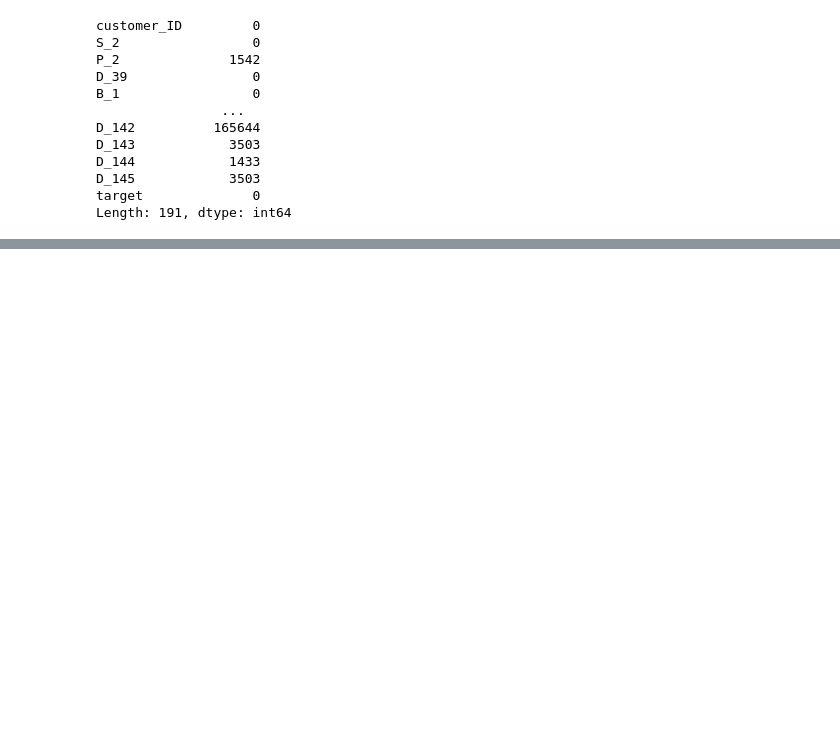
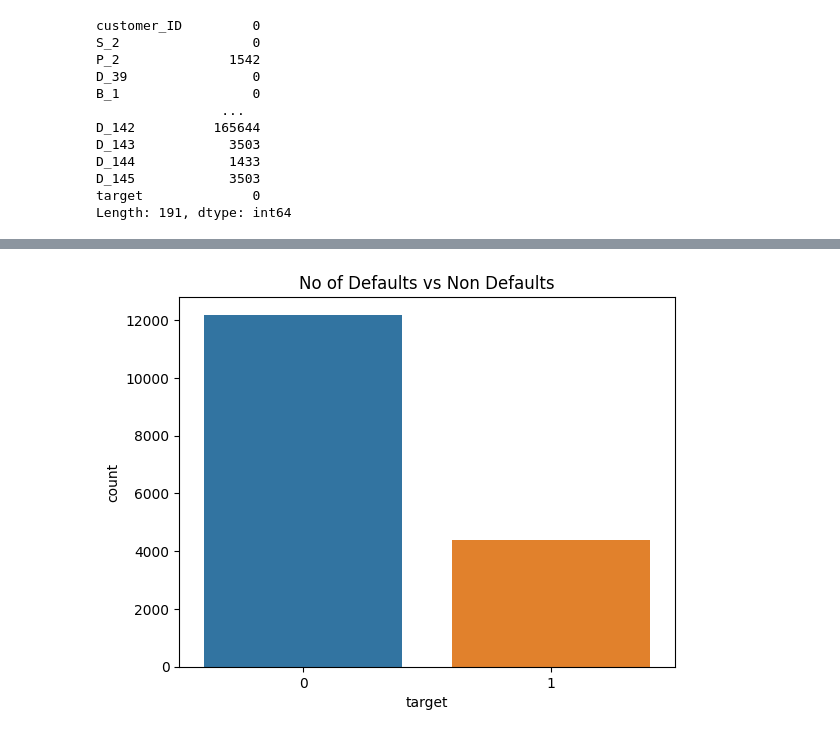
Before and after one commit to KashyapRaparthi/Projects, a Jupyter notebook: American-Express-Credit-Default-Prediction/main.ipynb, the cells around one changed output, grey strips where cells are left out. Saved outputs shown, nothing was run; the diff lists cells and outputs as text; code cells hidden in the pictures; blank space fills up the shorter version.

```diff
--- a/American-Express-Credit-Default-Prediction/main.ipynb
+++ b/American-Express-Credit-Default-Prediction/main.ipynb
@@ -120,0 +153,7 @@ Name: count, dtype: int64
+# %%
+# plt.figure(figsize=(15,6))
+sns.countplot(x='target', data = Train)
+plt.title("No of Defaults vs Non Defaults")
+plt.show()
+# %% [output]
+[figure, added]
```
Also changed, not shown: parts of 16 cells of this notebook.
